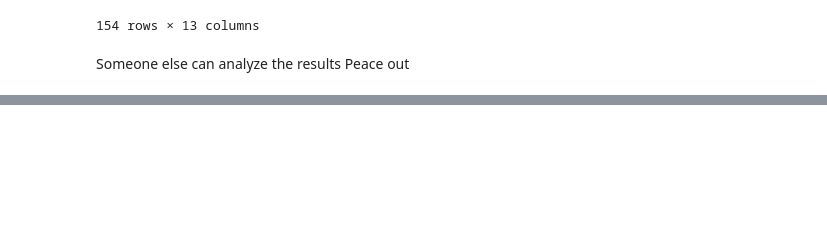
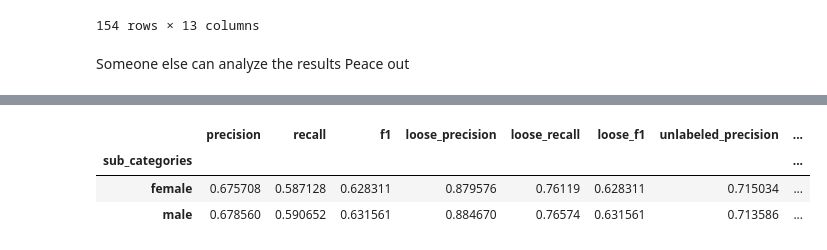
Before and after one commit to BossThePro/NLPProject-Group-SLP, a Jupyter notebook: code/evaluation.ipynb, the cells around one changed output, grey strips where cells are left out. Saved outputs shown, nothing was run; the diff lists cells and outputs as text; code cells hidden in the pictures; blank space fills up the shorter version.

```diff
--- a/code/evaluation.ipynb
+++ b/code/evaluation.ipynb
@@ -281,0 +300,9 @@ Someone else can analyze the results Peace out
+# %%
+gender_multi_mask = ((df["folder"] == "gender_names") & (df["model"] == "multi"))
+gender_multi_results = df[gender_multi_mask].groupby(df["sub_categories"]).mean(numeric_only=True)
+gender_multi_results
+# %% [output]
+|  | precision | recall | f1 | loose_precision | loose_recall | loose_f1 | unlabeled_precision | ... |
+| sub_categories |  |  |  |  |  |  |  | ... |
+| female | 0.675708 | 0.587128 | 0.628311 | 0.879576 | 0.76119 | 0.628311 | 0.715034 | ... |
+| male | 0.678560 | 0.590652 | 0.631561 | 0.884670 | 0.76574 | 0.631561 | 0.713586 | ... |
```
Also changed, not shown: parts of 6 cells of this notebook, 5 other files.
